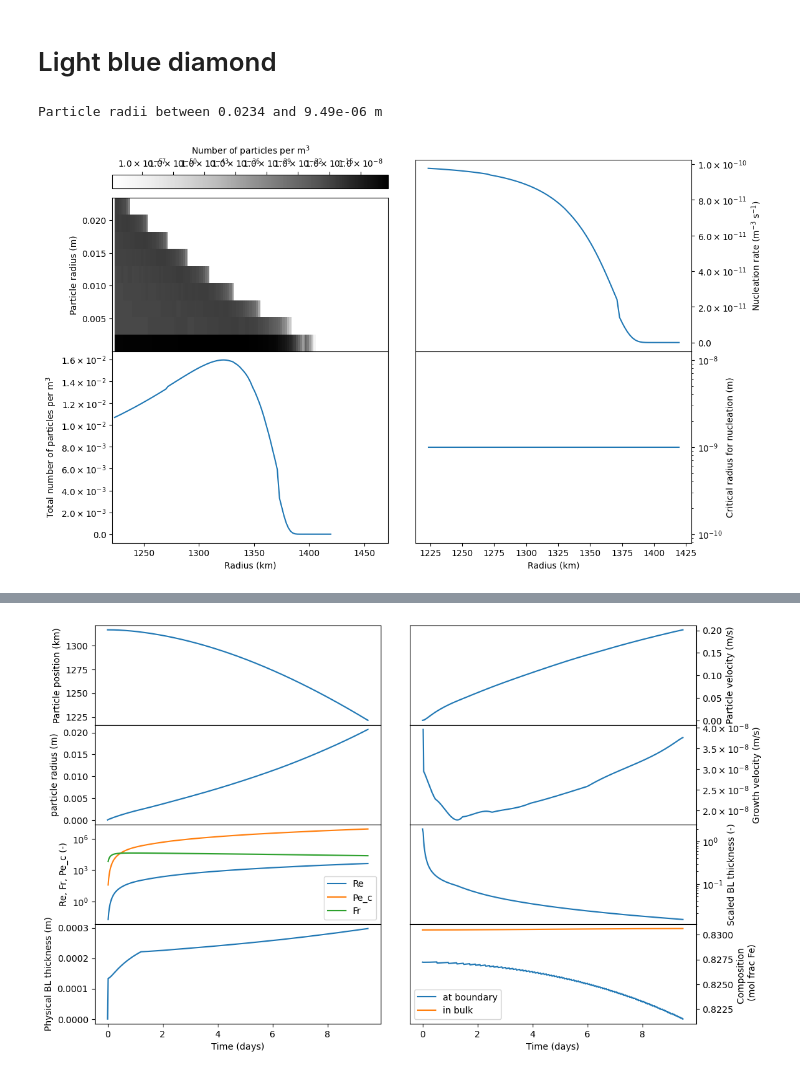
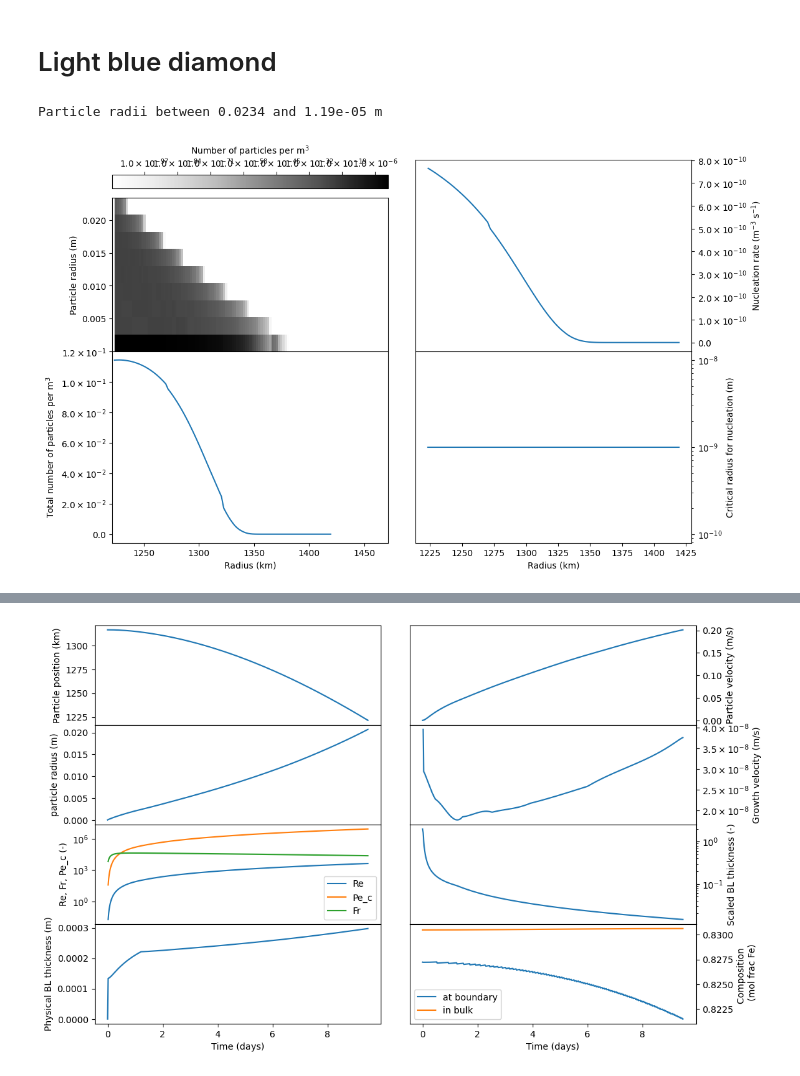
Before and after one commit to andreww/slurry, a Jupyter notebook: plot_a_case.ipynb, the cells around one changed output, grey strips where cells are left out. Drawn from its saved outputs; the diff is of its cells as text; code cells hidden in the pictures.

```diff
--- a/plot_a_case.ipynb
+++ b/plot_a_case.ipynb
@@ -20,7 +20,7 @@ import layer_setup
 # %% [markdown]
 # Light blue square
 # %%
-data = bulk_case_runner.load_case_data('/Users/andreww/Code/slurry_cases/light_blue_hetro_i0_test/case_details/case_40.0_0.01_1E-6.pkl')
+data = bulk_case_runner.load_case_data('/Users/andreww/Code/slurry_cases/light_blue_hetro/cases_details/case_40.0_0.01.pkl')
 
 # Some data missing from files
 analysis_radii = np.linspace(data["r_icb"], data["r_icb"] + data["f_layer_thickness"],
@@ -58,0 +59,12 @@ Particle radii between 0.0162 and 1.22e-05 m
+# %%
+# Light blue diamond
+
+data = bulk_case_runner.load_case_data('/Users/andreww/Code/slurry_cases/light_blue_hetro/cases_details/case_-25.0_-0.000625.pkl')
+
+# Some data missing from files
+analysis_radii = np.linspace(data["r_icb"], data["r_icb"] + data["f_layer_thickness"],
+                                     data["number_of_analysis_points"])
+
+data["analysis_radii"] = analysis_radii
+
+bulk_case_runner.plot_case_csd_nuc(logscale=True, nonuc=False, **data)
@@ -95,18 +110,18 @@ particle_evolution.plot_particle_evolution_time(data["solutions"][25], compositi
 # %% [markdown]
 # Light blue diamond
 # %%
-data = bulk_case_runner.load_case_data('/Users/andreww/Code/slurry_cases/light_blue/cases_details/case_-25.0_0.000625.pkl')
+data = bulk_case_runner.load_case_data('/Users/andreww/Code/slurry_cases/light_blue_hetro/cases_details/case_-25.0_0.000625.pkl')
 
 # Some data missing from files
 analysis_radii = np.linspace(data["r_icb"], data["r_icb"] + data["f_layer_thickness"],
                                      data["number_of_analysis_points"])
 
 data["analysis_radii"] = analysis_radii
 
 bulk_case_runner.plot_case_csd_nuc(logscale=True, nonuc=False, **data)
 # %% [output]
-Particle radii between 0.0234 and 9.49e-06 m
+Particle radii between 0.0234 and 1.19e-05 m
-[figure, old version]
+[figure, new version]
 # %%
 # Reuse general layer setup code, but we don't need many of the functions
 # so we never need to rerun this (fairly expensive) function
```
Also changed, not shown: parts of 5 cells of this notebook.
